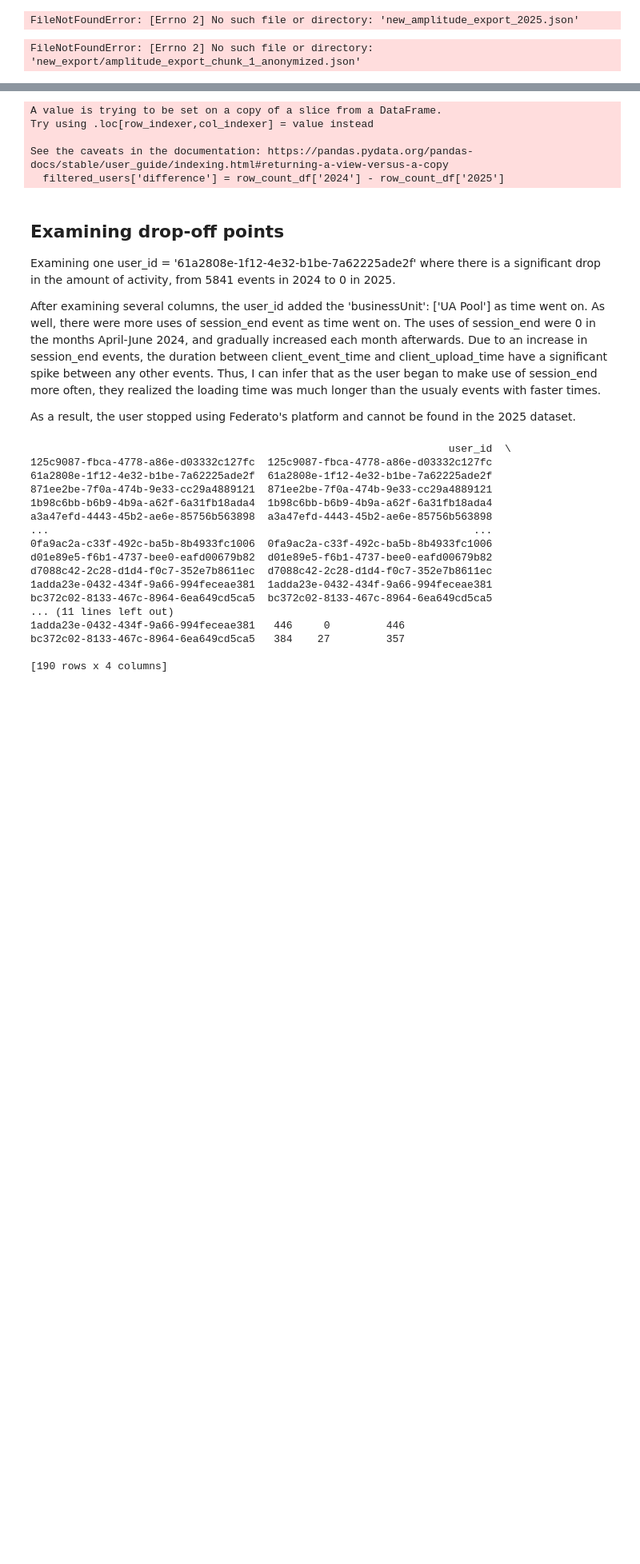
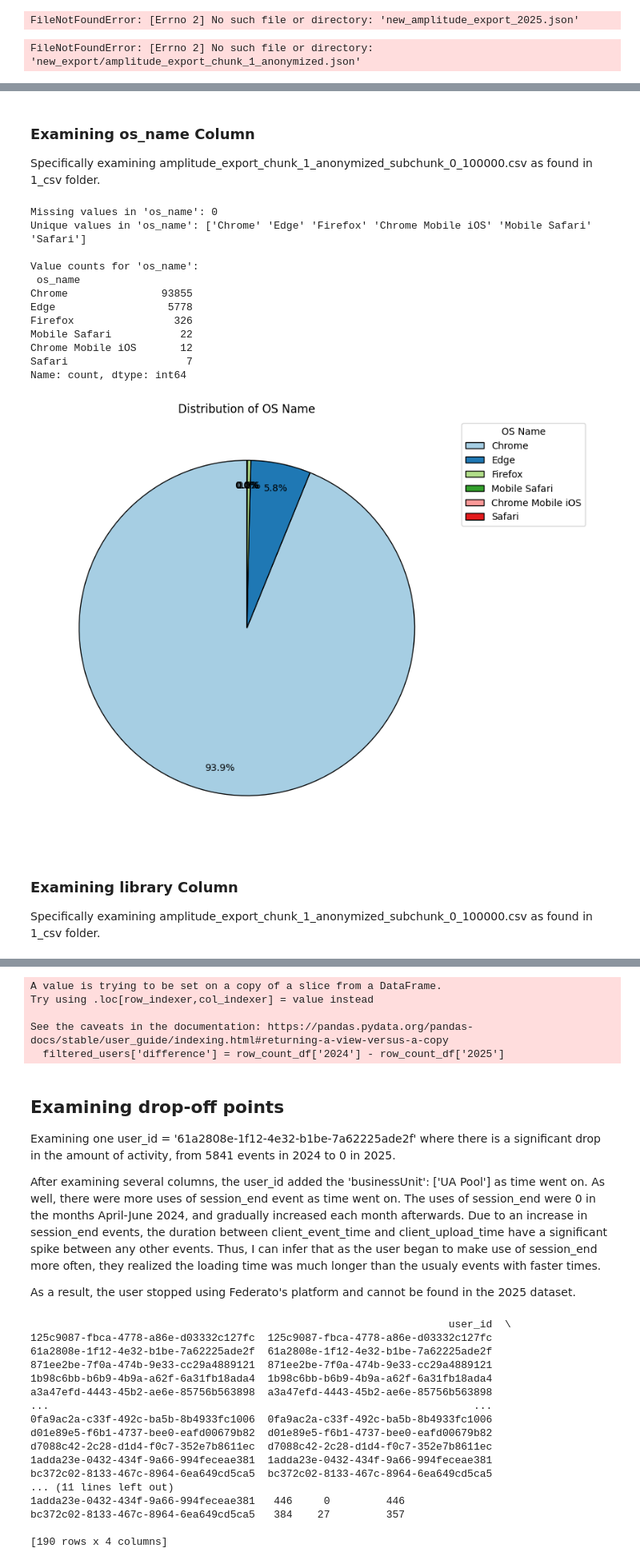
Before and after one commit to nyra-rodrigues/Federato-RiskOps-Platform-Optimization-Challenge, a Jupyter notebook: federato_data_read_starter.ipynb, the cells around one changed output, grey strips where cells are left out. Shown at 80% size. Saved outputs shown, nothing was run; the diff lists cells and outputs as text; code cells hidden in the pictures; blank space fills up the shorter version.

```diff
--- a/federato_data_read_starter.ipynb
+++ b/federato_data_read_starter.ipynb
@@ -190,0 +296,61 @@ plt.show()
+# %% [markdown]
+### Examining os_name Column
+Specifically examining amplitude_export_chunk_1_anonymized_subchunk_0_100000.csv as found in 1_csv folder.
+# %%
+# Check for missing values in 'os_name' column
+missing_values = df['os_name'].isnull().sum()
+
+# Unique values in 'os_name'
+unique_values = df['os_name'].unique()
+
+# Value counts for 'os_name'
+os_name_counts = df['os_name'].value_counts()
+
+# Display the results
+print(f"Missing values in 'os_name': {missing_values}")
+print(f"Unique values in 'os_name': {unique_values}")
+print("\nValue counts for 'os_name':\n", os_name_counts)
+
+# Count the occurrences of each unique value in 'os_name'
+os_name_counts = df['os_name'].value_counts()
+
+# Set the size of the plot for better spacing
+plt.figure(figsize=(10, 8))
+
+# Create the pie chart without the text labels
+plt.pie(os_name_counts,
+        autopct='%1.1f%%',
+        startangle=90,
+        colors=plt.cm.Paired.colors,
+        wedgeprops={'edgecolor': 'black'},  # Adds edge color to slices for better visibility
+        pctdistance=0.85)  # Move the percentages inside the pie chart
+
+# Add a legend (key box) with the 'os_name' labels and their respective counts
+plt.legend(os_name_counts.index,
+           title="OS Name",
+           loc="upper left",
+           bbox_to_anchor=(1, 1),  # Position legend outside the pie chart
+           fontsize=10)
+
+# Set the title
+plt.title('Distribution of OS Name')
+
+# Display the plot
+plt.show()
+# %% [output]
+Missing values in 'os_name': 0
+Unique values in 'os_name': ['Chrome' 'Edge' 'Firefox' 'Chrome Mobile iOS' 'Mobile Safari' 'Safari']
+
+Value counts for 'os_name':
+ os_name
+Chrome               93855
+Edge                  5778
+Firefox                326
+Mobile Safari           22
+Chrome Mobile iOS       12
+Safari                   7
+Name: count, dtype: int64
+[figure, added]
+# %% [markdown]
+### Examining library Column
+Specifically examining amplitude_export_chunk_1_anonymized_subchunk_0_100000.csv as found in 1_csv folder.
```
Also changed, not shown: parts of 81 cells of this notebook.
